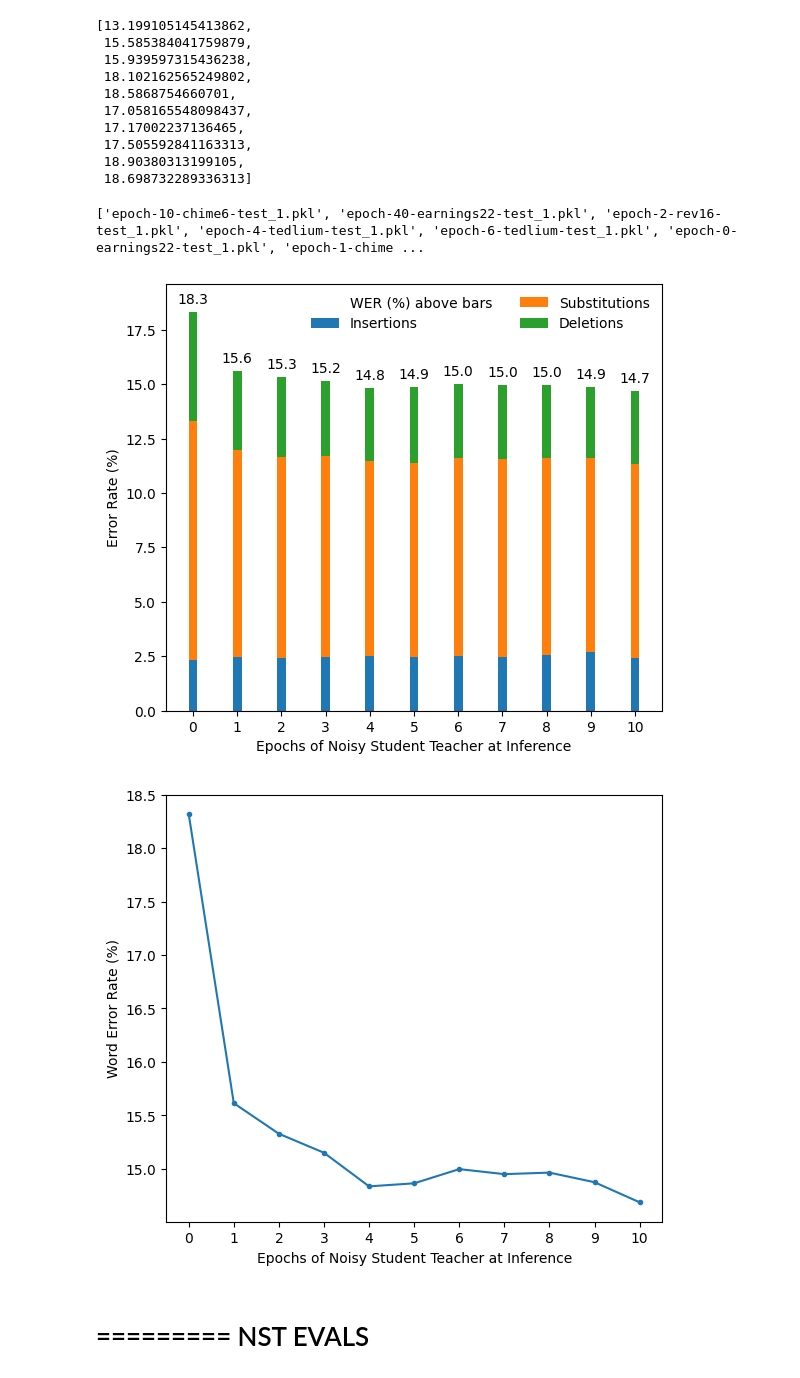
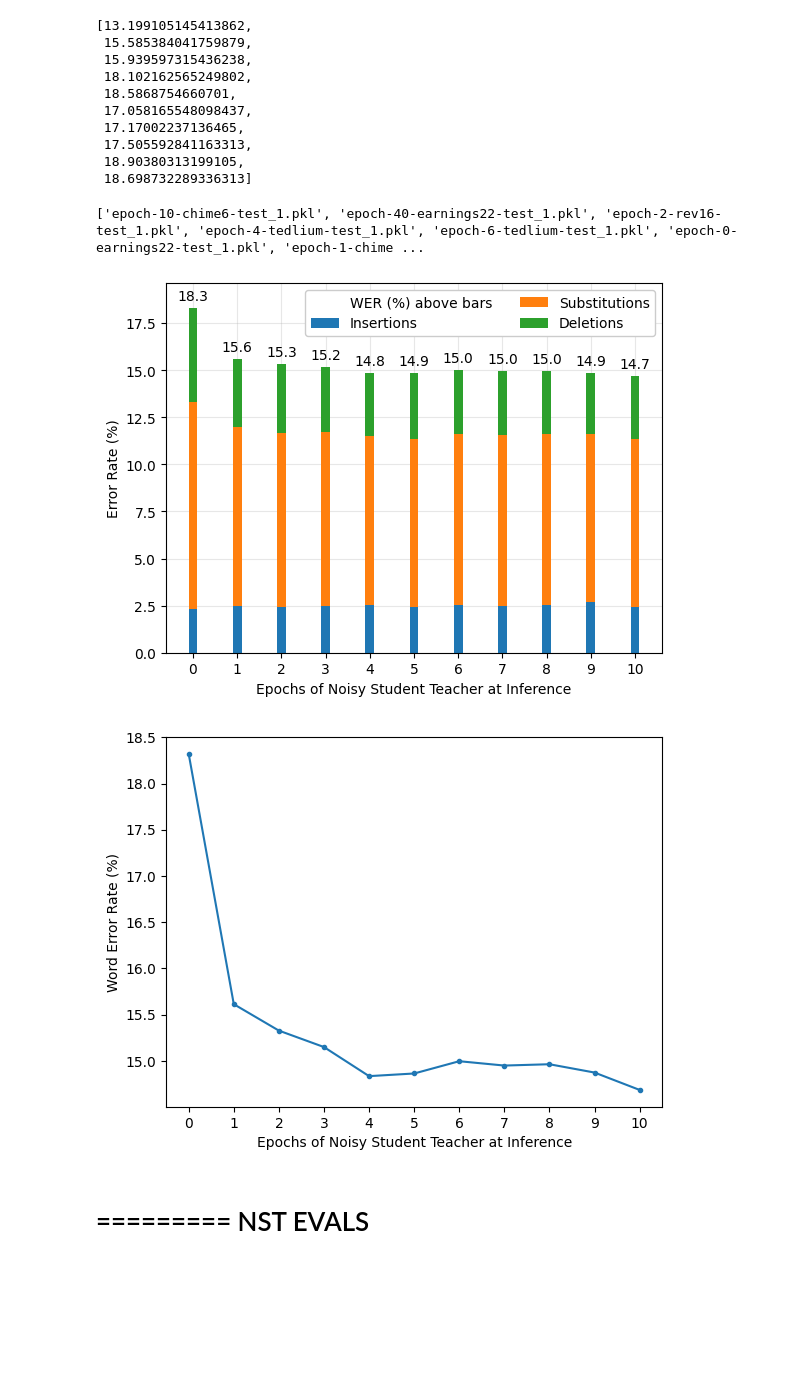
Before and after one commit to robflynnyh/dynamic-asr-eval, a Jupyter notebook: lcasr/results/eval.ipynb, the cells around one changed output. Cells and saved outputs as stored; diff of their text form; code cells hidden in the pictures; blank space fills up the shorter version.

```diff
--- a/lcasr/results/eval.ipynb
+++ b/lcasr/results/eval.ipynb
@@ -5,12 +5,14 @@ import os
 import torch, lcasr
 import matplotlib.pyplot as plt
 # %%
-def get_data(prefix, base_path='./'):
+def get_data(prefix, base_path='./', verbose=False):
     in_dir = os.listdir(base_path)
     in_dir = [f for f in in_dir if f.startswith(prefix)]
     in_dir = sorted(in_dir)
     data = []
     for f in in_dir:
+        if verbose:
+            print(f"Loading {f}...")
         with open(base_path + f, 'rb') as file:
             data.append(pkl.load(file))
     return data
@@ -270,6 +272,10 @@ epochs = epochs[:-2]
 bar_width = 0.2  # adjust the width of each bar
 import numpy as np
 
+ax = plt.gca()
+ax.grid(True, axis='both', alpha=0.3)
+ax.set_axisbelow(True)
+
 plt.plot([], [], ' ', label="WER (%) above bars")
 plt.bar(epochs, [data[e][0]['ins_rate']*100 for e in epochs], width=bar_width, label='Insertions')
 plt.bar(np.array(epochs), [data[e][0]['sub_rate']*100 for e in epochs], width=bar_width, label='Substitutions', bottom=[data[e][0]['ins_rate']*100 for e in epochs])
@@ -282,36 +288,36 @@ for e in epochs:
 
 plt.xticks(epochs[:])
 # legend position, also set so its transparent set loc
 
 
 
 
-plt.legend(loc='upper right', framealpha=0.0, ncol=2)
+plt.legend(loc='upper right', framealpha=1.0, ncol=2)
 
 plt.xlabel('Epochs of Noisy Student Teacher at Inference')
 plt.ylabel('Error Rate (%)')
 
 
 plt.ylim(0, max([data[e][0]['wer']*100 for e in epochs]) + 1.3)
 #plt.xlim(epochs[0]-0.05, epochs[-1]+0.05)
 
 plt.savefig('error_rates_per_epoch_earnings22.pdf', bbox_inches='tight')
 
 plt.show()
 
 
 # plot wer by epoch
 
 plt.plot(list(epochs), [data[e][0]['wer']*100 for e in epochs], marker='o', markersize=3, label='WER')
 plt.xlabel('Epochs of Noisy Student Teacher at Inference')
 plt.ylabel('Word Error Rate (%)')
 plt.xticks(epochs)
 plt.savefig('wer_per_epoch_earnings22.pdf', bbox_inches='tight')
 plt.show()
 # %% [output]
 ['epoch-10-chime6-test_1.pkl', 'epoch-40-earnings22-test_1.pkl', 'epoch-2-rev16-test_1.pkl', 'epoch-4-tedlium-test_1.pkl', 'epoch-6-tedlium-test_1.pkl', 'epoch-0-earnings22-test_1.pkl', 'epoch-1-chime ...
-[figure, old version]
+[figure, new version]
-[figure, old version]
+[figure, new version]
 # %% [markdown]
 =========
 NST EVALS
```
Also changed, not shown: parts of 9 cells of this notebook, 13 other files.
